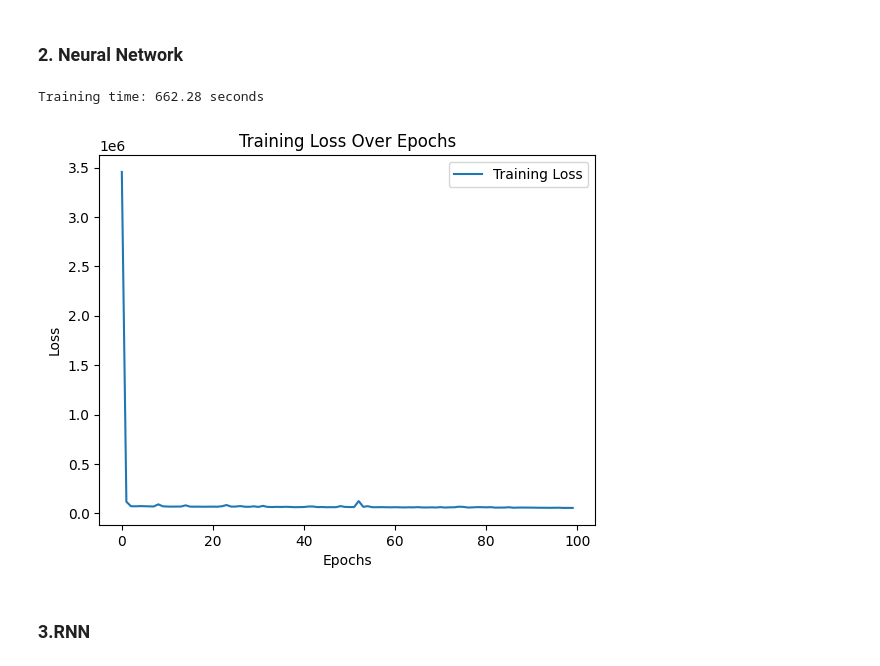
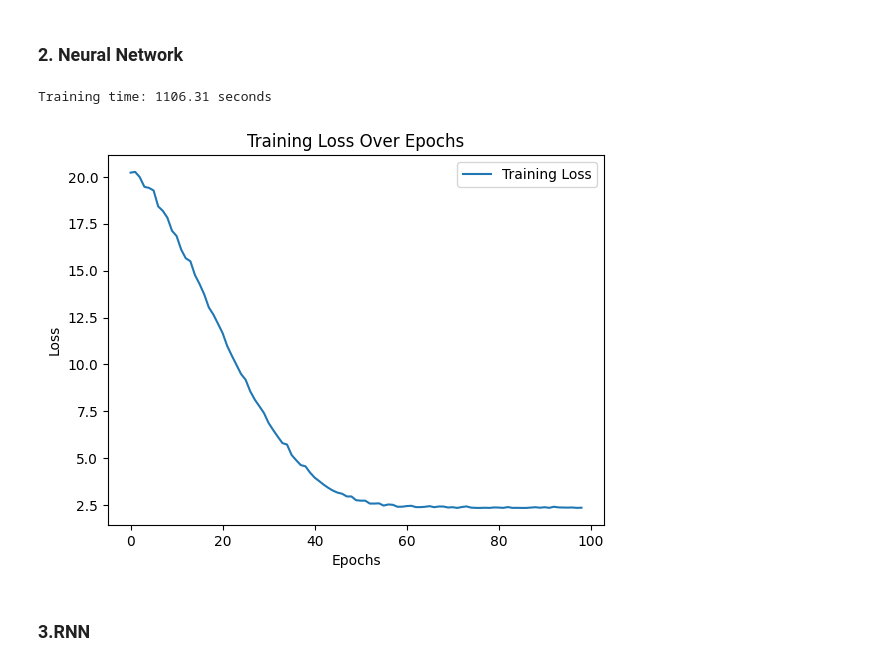
Before and after one commit to Banana1206/Finpos_intern_test, a Jupyter notebook: analysis_and_prediction.ipynb, the cells around one changed output. Saved outputs shown, nothing was run; the diff lists cells and outputs as text; code cells hidden in the pictures.

```diff
--- a/analysis_and_prediction.ipynb
+++ b/analysis_and_prediction.ipynb
@@ -299,18 +574,18 @@ plt.show()
 # %% [markdown]
 ### 1. Prepare training and testing data
 # %%
-data_FPT = TrainingDataset(df_FPT)
-data_MSN = TrainingDataset(df_MSN)
-data_VIC = TrainingDataset(df_VIC)
-data_PNJ = TrainingDataset(df_PNJ)
+data_FPT = TrainingDatasetDL(df_FPT)
+data_MSN = TrainingDatasetDL(df_MSN)
+data_VIC = TrainingDatasetDL(df_VIC)
+data_PNJ = TrainingDatasetDL(df_PNJ)
 # Combine training datasets into one
 train_datasets = ConcatDataset([data_FPT, data_MSN, data_VIC])
 
 # Create DataLoader for training datasets
-train_loader = DataLoader(train_datasets, batch_size=BATCH_SIZE, shuffle=True)
+train_loader = DataLoader(train_datasets, batch_size=BATCH_SIZE, shuffle=False)
 
 # Create DataLoader for the test dataset
-test_loader = DataLoader(data_PNJ, batch_size=BATCH_SIZE, shuffle=False)
+test_loader = DataLoader(data_PNJ, batch_size=1, shuffle=False)
 # %% [markdown]
 ### 2. Neural Network
 # %%
@@ -321,6 +596,7 @@ class NeuralNetwork(nn.Module):
         # Define the first hidden layer
         self.fc1 = nn.Linear(input_dim, 256)
         self.relu = nn.ReLU()
+        self.dropout = nn.Dropout(p=0.2)
 
         # Define the second hidden layer
         self.fc2 = nn.Linear(256, 64)
@@ -335,10 +611,12 @@ class NeuralNetwork(nn.Module):
         # Fully connected layer 1
         x = self.fc1(x)
         x = self.relu(x)
+        x = self.dropout(x)
 
         # Fully connected layer 2
         x = self.fc2(x)
         x = self.relu(x)
+        x = self.dropout(x)
 
         # Fully connected layer 3
         x = self.fc3(x)
@@ -355,10 +633,10 @@ model_nn = NeuralNetwork(input_dim=INPUT_DIM, output_dim=OUTPUT_DIM)
 model_nn = model_nn.to(DEVICE)
 
 # Criterion (Loss function)
-criterion = nn.MSELoss(reduction='mean')
+criterion = nn.MSELoss()
 
 # Optimizer
-optimizer = optim.Adam(model_nn.parameters(), lr=LEARNING_RATE)
+optimizer = optim.Adam(model_nn.parameters(), lr=0.1)
 # %%
 
 # Training loop
@@ -373,6 +651,7 @@ for epoch in range(EPOCHS):
     for input_batch, target_batch in progress_bar:
         # Move input and target data to the specified device
         input_batch, target_batch = input_batch.to(DEVICE), target_batch.to(DEVICE)
+
 
         # Zero the gradients
         optimizer.zero_grad()
@@ -397,24 +676,24 @@ for epoch in range(EPOCHS):
 
     if (epoch + 1) % 10 == 0:
         # print(f"Epoch {epoch + 1}, Average Loss: {total_loss / len(train_loader)}")
-        torch.save(model_nn.state_dict(), "results/model_nn.pth")
+        torch.save(model_nn.state_dict(), "results2/model_nn.pth")
 
 training_time = time.time() - start_time
 print("Training time: {:.2f} seconds".format(training_time))
 # %% [output]
-Training time: 662.28 seconds
+Training time: 1106.31 seconds
 # %%
 import matplotlib.pyplot as plt
 
 # Plotting the loss curve
-plt.plot(loss_model_nn_values, label='Training Loss')
+plt.plot(loss_model_nn_values[1:], label='Training Loss')
 plt.xlabel('Epochs')
 plt.ylabel('Loss')
 plt.title('Training Loss Over Epochs')
 plt.legend()
 plt.show()
 # %% [output]
-[figure, old version]
+[figure, new version]
 # %% [markdown]
 ### 3.RNN
 # %%
```
Also changed, not shown: parts of 64 cells of this notebook, 5 other files.
